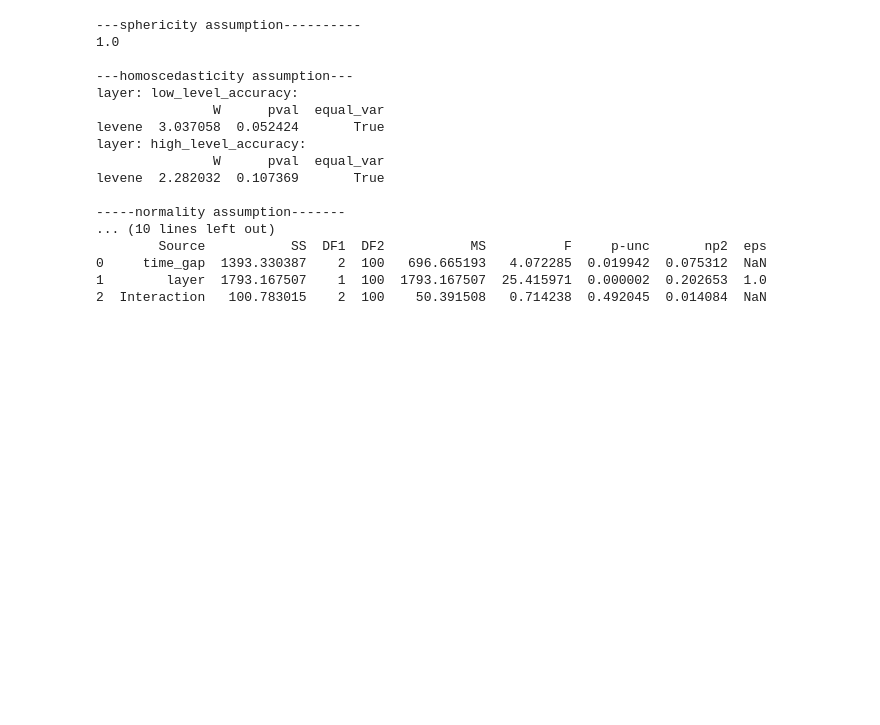
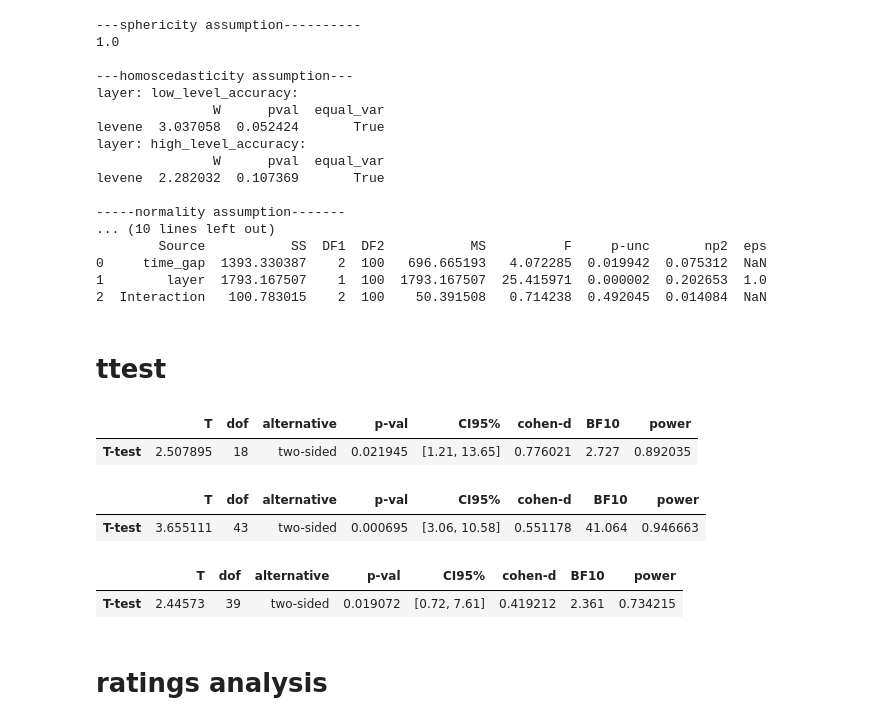
Before and after one commit to edenjenzohar/visual_memory_representation, a Jupyter notebook: functions/multicategory working memory/experiment analysis/aggregate_working_memory_batches_analysis.ipynb, the cells around one changed output. Saved outputs shown, nothing was run; the diff lists cells and outputs as text; code cells hidden in the pictures; blank space fills up the shorter version.

```diff
--- a/functions/multicategory working memory/experiment analysis/aggregate_working_memory_batches_analysis.ipynb
+++ b/functions/multicategory working memory/experiment analysis/aggregate_working_memory_batches_analysis.ipynb
@@ -600,3 +598,32 @@ levene  2.282032  0.107369       True
 0     time_gap  1393.330387    2  100   696.665193   4.072285  0.019942  0.075312  NaN
 1        layer  1793.167507    1  100  1793.167507  25.415971  0.000002  0.202653  1.0
 2  Interaction   100.783015    2  100    50.391508   0.714238  0.492045  0.014084  NaN
+# %% [markdown]
+# ttest
+# %%
+accuracy_df_working_memory = accuracy_df[accuracy_df['time_gap'] == 'working_memory']
+accuracy_df_same_day = accuracy_df[accuracy_df['time_gap'] == 'pilot_same_day']
+accuracy_df_24_hours = accuracy_df[accuracy_df['time_gap'] == 'pilot_24_hours']
+
+
+column1 = accuracy_df_working_memory[accuracy_df_working_memory['layer']=='low_level_accuracy']['value'].values
+column2 = accuracy_df_working_memory[accuracy_df_working_memory['layer']=='high_level_accuracy']['value'].values
+display(pg.ttest(column1, column2, paired=True))
+
+column1 = accuracy_df_same_day[accuracy_df_same_day['layer']=='low_level_accuracy']['value'].values
+column2 = accuracy_df_same_day[accuracy_df_same_day['layer']=='high_level_accuracy']['value'].values
+display(pg.ttest(column1, column2, paired=True))
+
+
+column1 = accuracy_df_24_hours[accuracy_df_24_hours['layer']=='low_level_accuracy']['value'].values
+column2 = accuracy_df_24_hours[accuracy_df_24_hours['layer']=='high_level_accuracy']['value'].values
+display(pg.ttest(column1, column2, paired=True))
+# %% [output]
+|  | T | dof | alternative | p-val | CI95% | cohen-d | BF10 | power |
+| T-test | 2.507895 | 18 | two-sided | 0.021945 | [1.21, 13.65] | 0.776021 | 2.727 | 0.892035 |
+|  | T | dof | alternative | p-val | CI95% | cohen-d | BF10 | power |
+| T-test | 3.655111 | 43 | two-sided | 0.000695 | [3.06, 10.58] | 0.551178 | 41.064 | 0.946663 |
+|  | T | dof | alternative | p-val | CI95% | cohen-d | BF10 | power |
+| T-test | 2.44573 | 39 | two-sided | 0.019072 | [0.72, 7.61] | 0.419212 | 2.361 | 0.734215 |
+# %% [markdown]
+# ratings analysis
```
Also changed, not shown: parts of 6 cells of this notebook.
